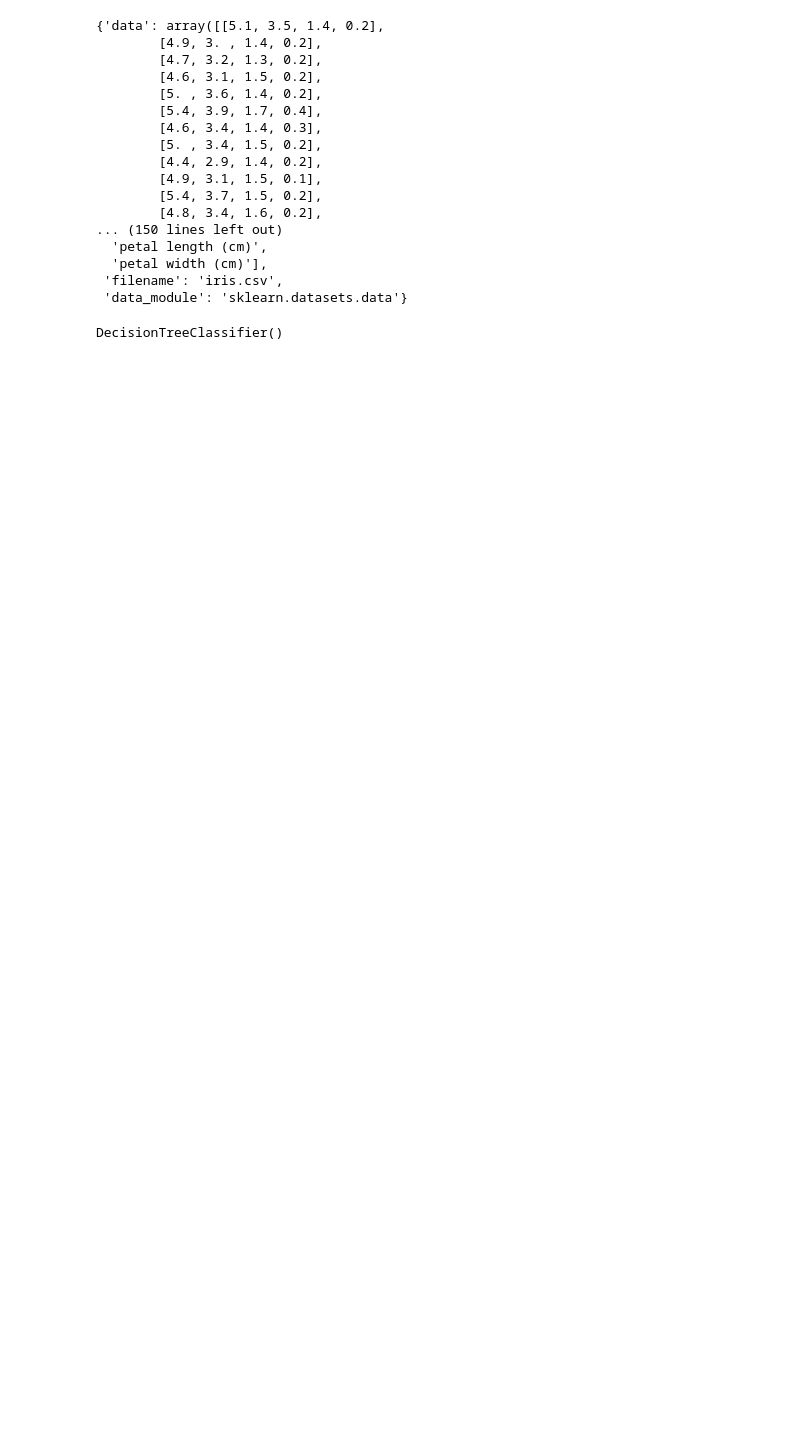
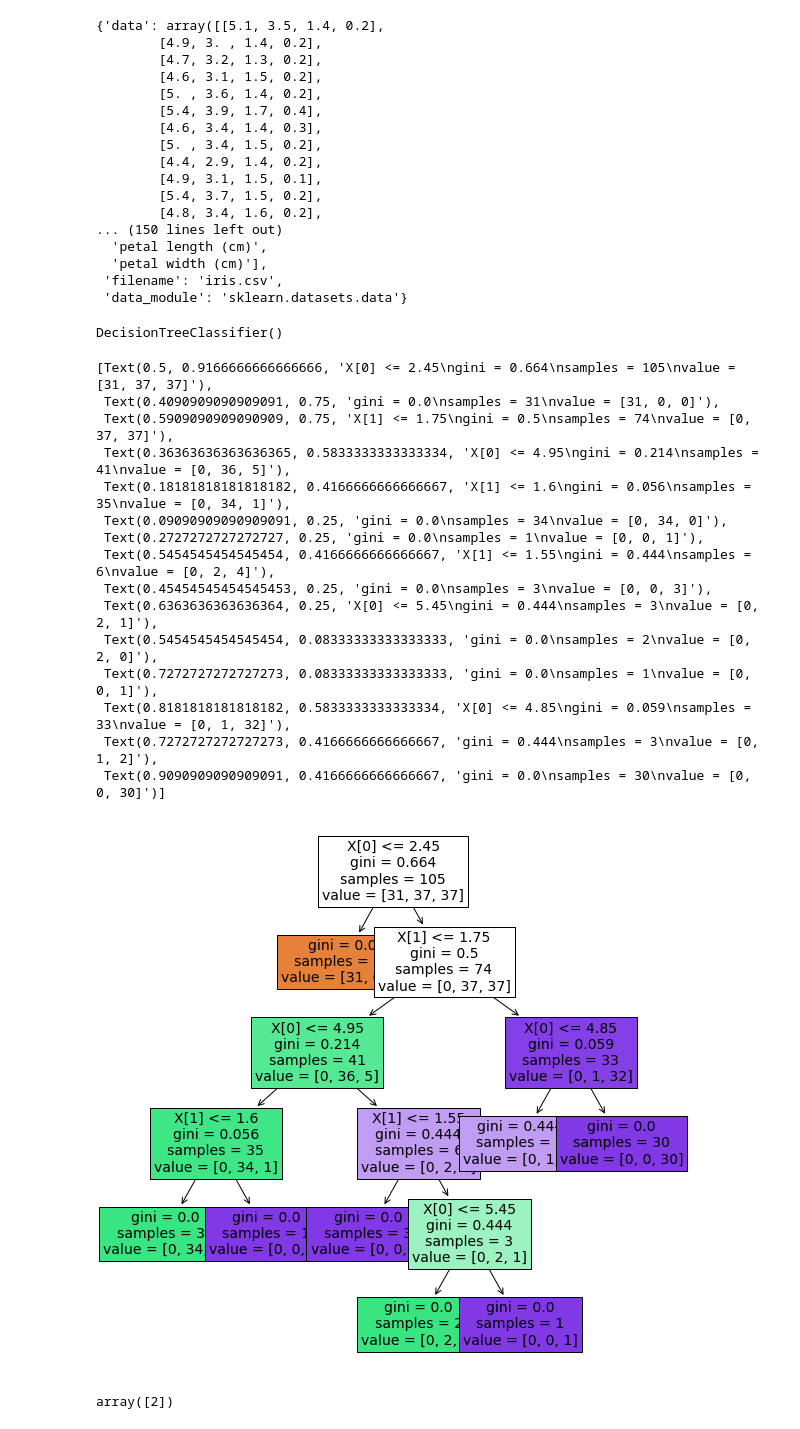
Before and after one commit to VinayakDubey07/Machine-learning, a Jupyter notebook: ML_LAB_6.ipynb, the cells around one changed output. Cells and saved outputs as stored; diff of their text form; code cells hidden in the pictures; blank space fills up the shorter version.

```diff
--- a/ML_LAB_6.ipynb
+++ b/ML_LAB_6.ipynb
@@ -40,0 +43,26 @@ DecisionTreeClassifier()
+# %%
+import matplotlib.pyplot as plt
+%matplotlib inline
+plt.figure(figsize=(10,10))
+tree.plot_tree(dt, filled=True, fontsize=14)
+# %% [output]
+[Text(0.5, 0.9166666666666666, 'X[0] <= 2.45\ngini = 0.664\nsamples = 105\nvalue = [31, 37, 37]'),
+ Text(0.4090909090909091, 0.75, 'gini = 0.0\nsamples = 31\nvalue = [31, 0, 0]'),
+ Text(0.5909090909090909, 0.75, 'X[1] <= 1.75\ngini = 0.5\nsamples = 74\nvalue = [0, 37, 37]'),
+ Text(0.36363636363636365, 0.5833333333333334, 'X[0] <= 4.95\ngini = 0.214\nsamples = 41\nvalue = [0, 36, 5]'),
+ Text(0.18181818181818182, 0.4166666666666667, 'X[1] <= 1.6\ngini = 0.056\nsamples = 35\nvalue = [0, 34, 1]'),
+ Text(0.09090909090909091, 0.25, 'gini = 0.0\nsamples = 34\nvalue = [0, 34, 0]'),
+ Text(0.2727272727272727, 0.25, 'gini = 0.0\nsamples = 1\nvalue = [0, 0, 1]'),
+ Text(0.5454545454545454, 0.4166666666666667, 'X[1] <= 1.55\ngini = 0.444\nsamples = 6\nvalue = [0, 2, 4]'),
+ Text(0.45454545454545453, 0.25, 'gini = 0.0\nsamples = 3\nvalue = [0, 0, 3]'),
+ Text(0.6363636363636364, 0.25, 'X[0] <= 5.45\ngini = 0.444\nsamples = 3\nvalue = [0, 2, 1]'),
+ Text(0.5454545454545454, 0.08333333333333333, 'gini = 0.0\nsamples = 2\nvalue = [0, 2, 0]'),
+ Text(0.7272727272727273, 0.08333333333333333, 'gini = 0.0\nsamples = 1\nvalue = [0, 0, 1]'),
+ Text(0.8181818181818182, 0.5833333333333334, 'X[0] <= 4.85\ngini = 0.059\nsamples = 33\nvalue = [0, 1, 32]'),
+ Text(0.7272727272727273, 0.4166666666666667, 'gini = 0.444\nsamples = 3\nvalue = [0, 1, 2]'),
+ Text(0.9090909090909091, 0.4166666666666667, 'gini = 0.0\nsamples = 30\nvalue = [0, 0, 30]')]
+[figure, added]
+# %%
+dt.predict([[5,1.5]])
+# %% [output]
+array([2])
```
Also changed, not shown: parts of 5 cells of this notebook.
